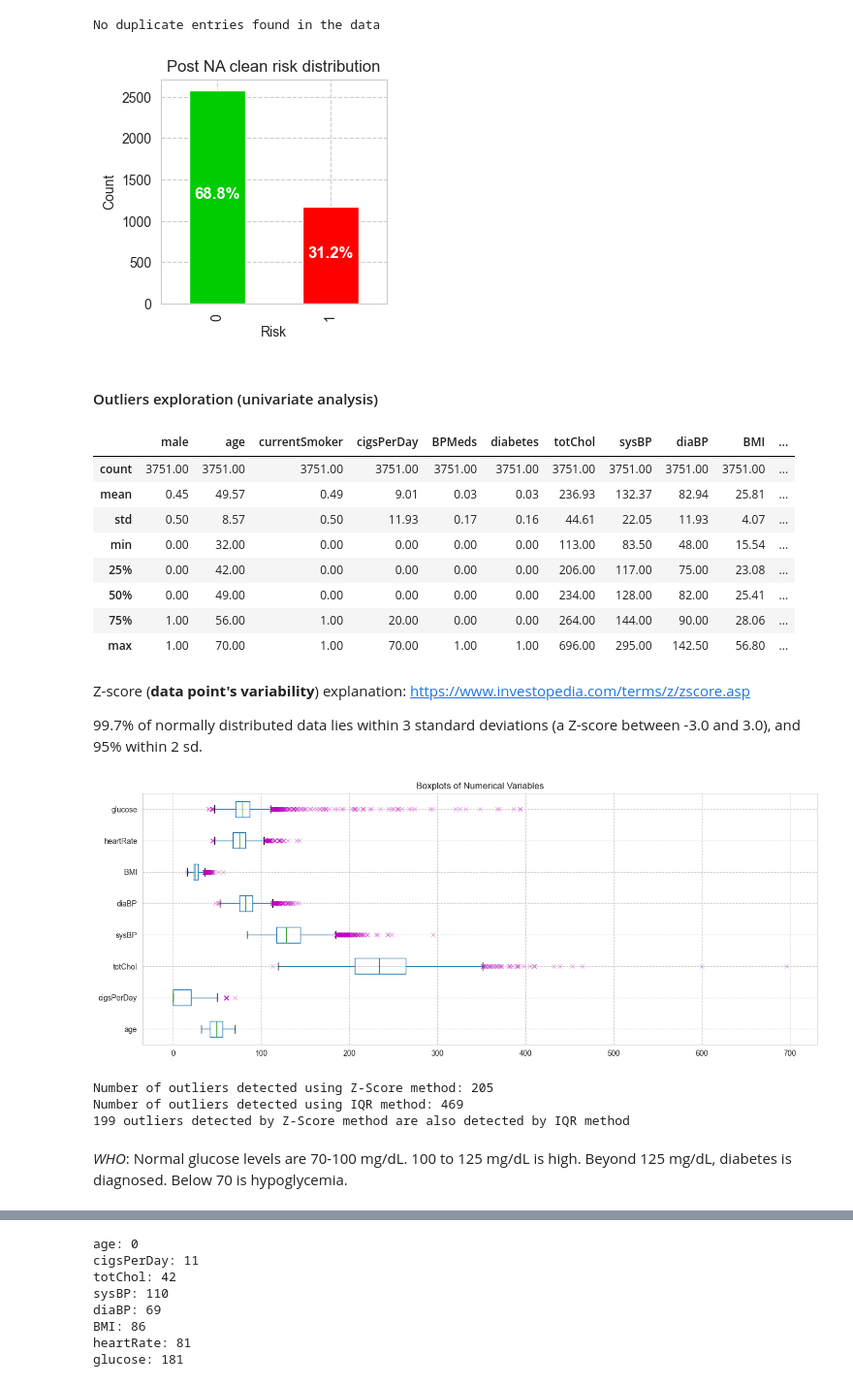
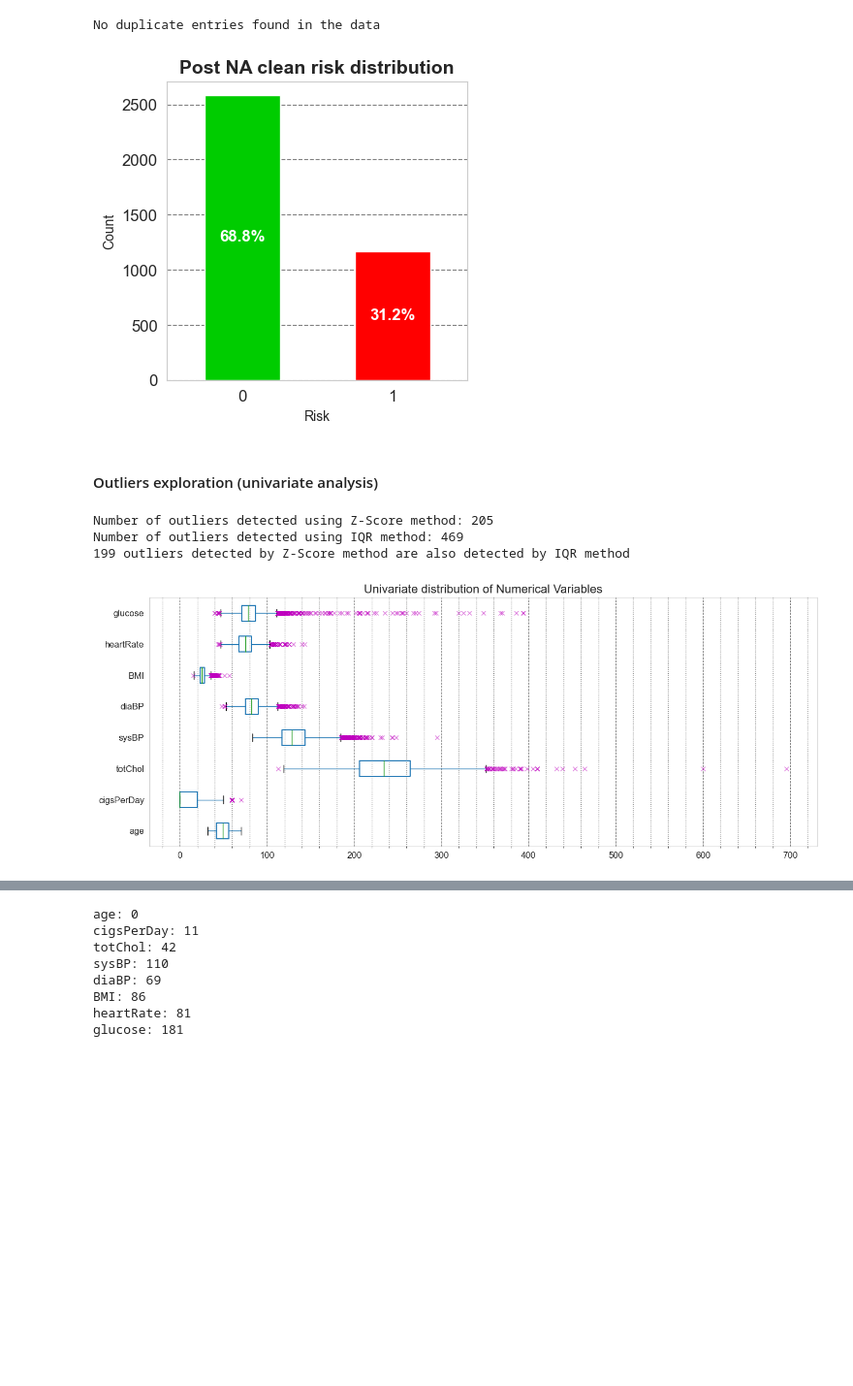
Before and after one commit to Iman974/ML_classification_hypertension_SL, a Jupyter notebook: Hypertension_risk.ipynb, the cells around one changed output, grey strips where cells are left out. Shown at 97% size. Saved outputs shown, nothing was run; the diff lists cells and outputs as text; code cells hidden in the pictures; blank space fills up the shorter version.

```diff
--- a/Hypertension_risk.ipynb
+++ b/Hypertension_risk.ipynb
@@ -149,0 +110,19 @@ ax = sns.countplot(data=pd.melt(df_categorical), x='variable', hue='value', pale
+# %%
+import pandas as pd
+import seaborn as sns
+
+categorical_columns = ['male', 'currentSmoker', 'BPMeds', 'diabetes', 'Risk']
+
+df_categorical = hypertension_data.loc[:, categorical_columns].replace({0: 'No', 1: 'Yes'})
+
+sns.set_style(style="whitegrid", rc={"grid.linestyle": '--', "grid.color": "0.5"})
+
+plt.figure(figsize=(9, 5))
+ax = sns.countplot(data=pd.melt(df_categorical), x='variable', hue='value', palette=['lightgreen', (1,0.1,0)], hue_order=['No', 'Yes'])
+
+add_percentage(ax, len(hypertension_data), color='black')
+ax.xaxis.label.set_fontsize(14)
+ax.xaxis.label.set_fontweight('bold')
+ax.yaxis.label.set_fontsize(14)
+ax.yaxis.label.set_fontweight('bold')
+ax.set_title('Categorical Variables Distribution', fontsize=16);
@@ -214,52 +187,42 @@ No duplicate entries found in the data
 # %%
 plt.ylabel('Count')
 size_df = hypertension_data.groupby('Risk').size()
 ax = size_df.plot(title='Post NA clean risk distribution', x='Risk', kind='bar',
-                                              color=['#00CC00','#FF0000'], figsize=(3, 3));
+                                              color=['#00CC00','#FF0000'], figsize=(4, 4), fontsize=12);
+
+ax.title.set_fontweight('bold')
+ax.title.set_fontsize(14)
 
 # Add percentage labels on each bar
-total = size_df.sum()
-for p in ax.patches:
-    percentage = '{:.1f}%'.format(100 * p.get_height() / total)
-    x = p.get_x() + p.get_width() / 2
-    y = p.get_height() / 2 - 60
-    ax.annotate(percentage, (x, y), ha='center', va='bottom', color='white', fontsize=12, fontweight='bold')
+add_percentage(ax, size_df.sum())
+ax.grid(axis='x', visible=False)
+set_xlabels_horizontal(ax)
 # %% [output]
-[figure, old version]
+[figure, new version]
 # %% [markdown]
 #### Outliers exploration (univariate analysis)
-# %%
-hypertension_data.describe().round(2)
-# %% [output]
-|  | male | age | currentSmoker | cigsPerDay | BPMeds | diabetes | totChol | sysBP | diaBP | BMI | ... |
-| count | 3751.00 | 3751.00 | 3751.00 | 3751.00 | 3751.00 | 3751.00 | 3751.00 | 3751.00 | 3751.00 | 3751.00 | ... |
-| mean | 0.45 | 49.57 | 0.49 | 9.01 | 0.03 | 0.03 | 236.93 | 132.37 | 82.94 | 25.81 | ... |
-| std | 0.50 | 8.57 | 0.50 | 11.93 | 0.17 | 0.16 | 44.61 | 22.05 | 11.93 | 4.07 | ... |
-| min | 0.00 | 32.00 | 0.00 | 0.00 | 0.00 | 0.00 | 113.00 | 83.50 | 48.00 | 15.54 | ... |
-| 25% | 0.00 | 42.00 | 0.00 | 0.00 | 0.00 | 0.00 | 206.00 | 117.00 | 75.00 | 23.08 | ... |
-| 50% | 0.00 | 49.00 | 0.00 | 0.00 | 0.00 | 0.00 | 234.00 | 128.00 | 82.00 | 25.41 | ... |
-| 75% | 1.00 | 56.00 | 1.00 | 20.00 | 0.00 | 0.00 | 264.00 | 144.00 | 90.00 | 28.06 | ... |
-| max | 1.00 | 70.00 | 1.00 | 70.00 | 1.00 | 1.00 | 696.00 | 295.00 | 142.50 | 56.80 | ... |
-# %% [markdown]
-Z-score (**data point's variability**) explanation: https://www.investopedia.com/terms/z/zscore.asp
-
-99.7% of normally distributed data lies within 3 standard deviations (a Z-score between -3.0 and 3.0), and 95% within 2 sd.
 # %%
 import matplotlib.pyplot as plt
 import numpy as np
 from scipy.stats import zscore
 
-# plt.grid(color='black')
-
 # Horizontal boxplots
 numerical_columns = ['age', 'cigsPerDay', 'totChol', 'sysBP', 'diaBP', 'BMI', 'heartRate', 'glucose']
-fliers = hypertension_data[numerical_columns].boxplot(figsize=(16, 6), sym='xm', whis=1.5, flierprops=dict(alpha=0.3), return_type='dict', vert=False)["fliers"]
-plt.title('Boxplots of Numerical Variables') ## TODO: rename graph title
-plt.show()
+plot_return = hypertension_data[numerical_columns].boxplot(figsize=(16, 6), sym='xm', whis=1.5, flierprops=dict(alpha=0.5), return_type='both', vert=False, fontsize=12)
+fliers, ax = plot_return[1]['fliers'], plot_return[0]
+ax.set_title('Univariate distribution of Numerical Variables', fontsize=16)
+plt.rcParams['xtick.minor.visible'] = True
+ax.grid(which='minor', axis='x', linestyle=':', linewidth=1, visible=True)
+plt.Axes.tick_params(ax, axis='x', which='minor', bottom=True)
+ax.grid(which='major', axis='y', visible=False)
+
+for line in plot_return[1]['boxes']:
+    line.set_linewidth(1.4)
 
 # Z-Score outlier detection
 z_scores = zscore(hypertension_data[numerical_columns])
-outliers_zscore = (np.abs(z_scores) > 3).any(axis=1)
+STD_DEV_THRESHOLD = 3 # 3 is 99.7% of the data, 2 is 95.4%
+outliers_zscore = (np.abs(z_scores) > STD_DEV_THRESHOLD).any(axis=1)
 outliers_zscore_count = outliers_zscore.sum()
 print(f"Number of outliers detected using Z-Score method: {outliers_zscore_count}")
 
@@ -277,10 +240,7 @@ print(f"Number of outliers detected using IQR method: {outliers_iqr_count}")
 zscore_in_IQR = hypertension_data[outliers_zscore].isin(hypertension_data[outliers_iqr]).any(axis=1).sum()
 print(f"{zscore_in_IQR} outliers detected by Z-Score method are also detected by IQR method")
 # %% [output]
+Number of outliers detected using Z-Score method: 205
+Number of outliers detected using IQR method: 469
+199 outliers detected by Z-Score method are also detected by IQR method
-[figure, old version]
+[figure, new version]
-Number of outliers detected using Z-Score method: 205
-Number of outliers detected using IQR method: 469
-199 outliers detected by Z-Score method are also detected by IQR method
-# %% [markdown]
-*WHO*:
-Normal glucose levels are 70-100 mg/dL. 100 to 125 mg/dL is high. Beyond 125 mg/dL, diabetes is diagnosed. Below 70 is hypoglycemia.
```
Also changed, not shown: parts of 38 cells of this notebook.
